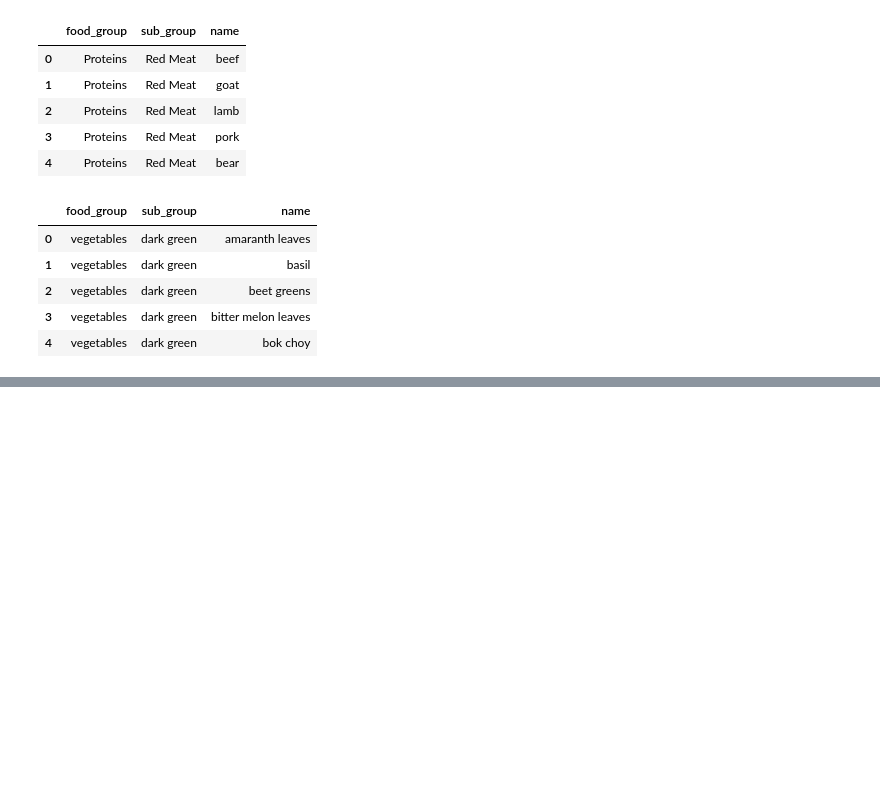
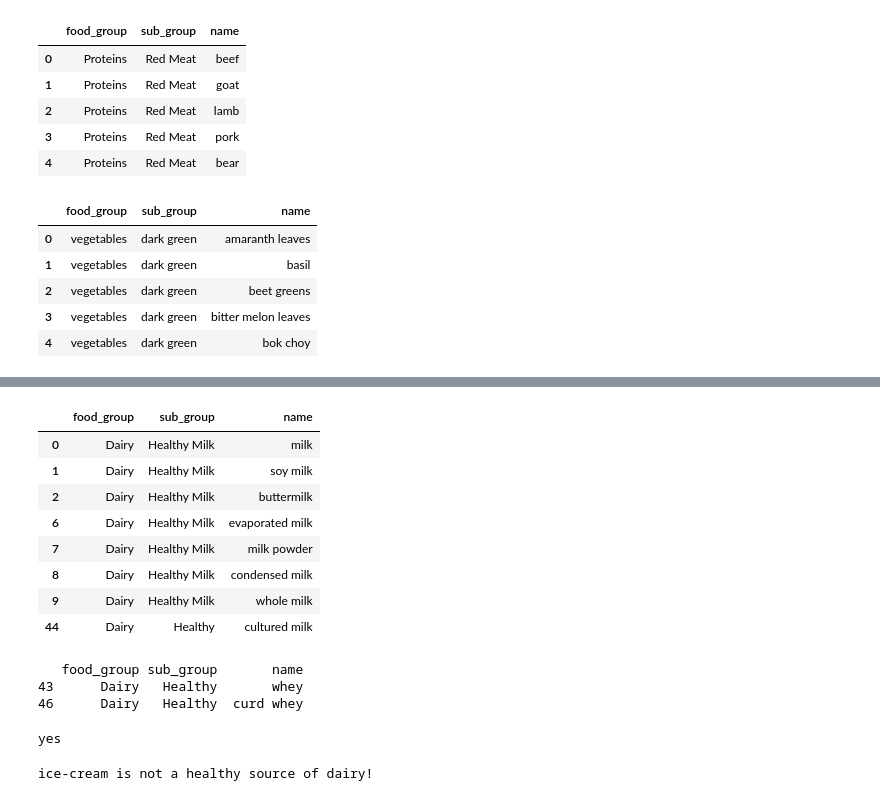
Before and after one commit to lamxw2/recipe-chatbot, a Jupyter notebook: preprocess_data/food_list.ipynb, the cells around one changed output, grey strips where cells are left out. Saved outputs shown, nothing was run; the diff lists cells and outputs as text; code cells hidden in the pictures; blank space fills up the shorter version.

```diff
--- a/preprocess_data/food_list.ipynb
+++ b/preprocess_data/food_list.ipynb
@@ -781,0 +850,49 @@ veg.head()
+# %%
+dairy_df[(dairy_df['name'].str.contains('milk', case=False)
+            | dairy_df['sub_group'].str.contains('milk', case=False))
+                & ~dairy_df['sub_group'].str.contains('unhealthy', case=False)]
+# %% [output]
+|  | food_group | sub_group | name |
+| 0 | Dairy | Healthy Milk | milk |
+| 1 | Dairy | Healthy Milk | soy milk |
+| 2 | Dairy | Healthy Milk | buttermilk |
+| 6 | Dairy | Healthy Milk | evaporated milk |
+| 7 | Dairy | Healthy Milk | milk powder |
+| 8 | Dairy | Healthy Milk | condensed milk |
+| 9 | Dairy | Healthy Milk | whole milk |
+| 44 | Dairy | Healthy | cultured milk |
+# %%
+entity_fooditem = 'whey'
+unhealthy_message = ''
+df = None
+
+for index, rows in dairy_df.iterrows():
+
+    # If food item is unhealthy
+    if (entity_fooditem in rows['name'].lower()
+    and 'unhealthy' in rows['sub_group'].lower()):
+        unhealthy_message = f"{entity_fooditem} is not a healthy source of dairy!"
+
+    df = dairy_df[(dairy_df['name'].str.contains(entity_fooditem, case=False)
+    | dairy_df['sub_group'].str.contains(entity_fooditem, case=False))
+    & ~dairy_df['sub_group'].str.contains('unhealthy', case=False)] # Excludes 'unhealthy'
+
+print(unhealthy_message)
+print(df)
+# %% [output]
+   food_group sub_group       name
+43      Dairy   Healthy       whey
+46      Dairy   Healthy  curd whey
+# %%
+entity_fooditem = 'ice-cream'
+unhealthy = list(dairy_df.loc[dairy_df['name'].str.contains(entity_fooditem), 'sub_group'].str.lower())[0]
+
+if unhealthy == 'unhealthy':
+    print('yes')
+# %% [output]
+yes
+# %%
+if list(dairy_df.loc[dairy_df['name'].str.contains(entity_fooditem), 'sub_group'].str.lower())[0] == 'unhealthy':
+    print(f"{entity_fooditem} is not a healthy source of dairy!")
+# %% [output]
+ice-cream is not a healthy source of dairy!
```
Also changed, not shown: parts of 31 cells of this notebook, 6 other files.
